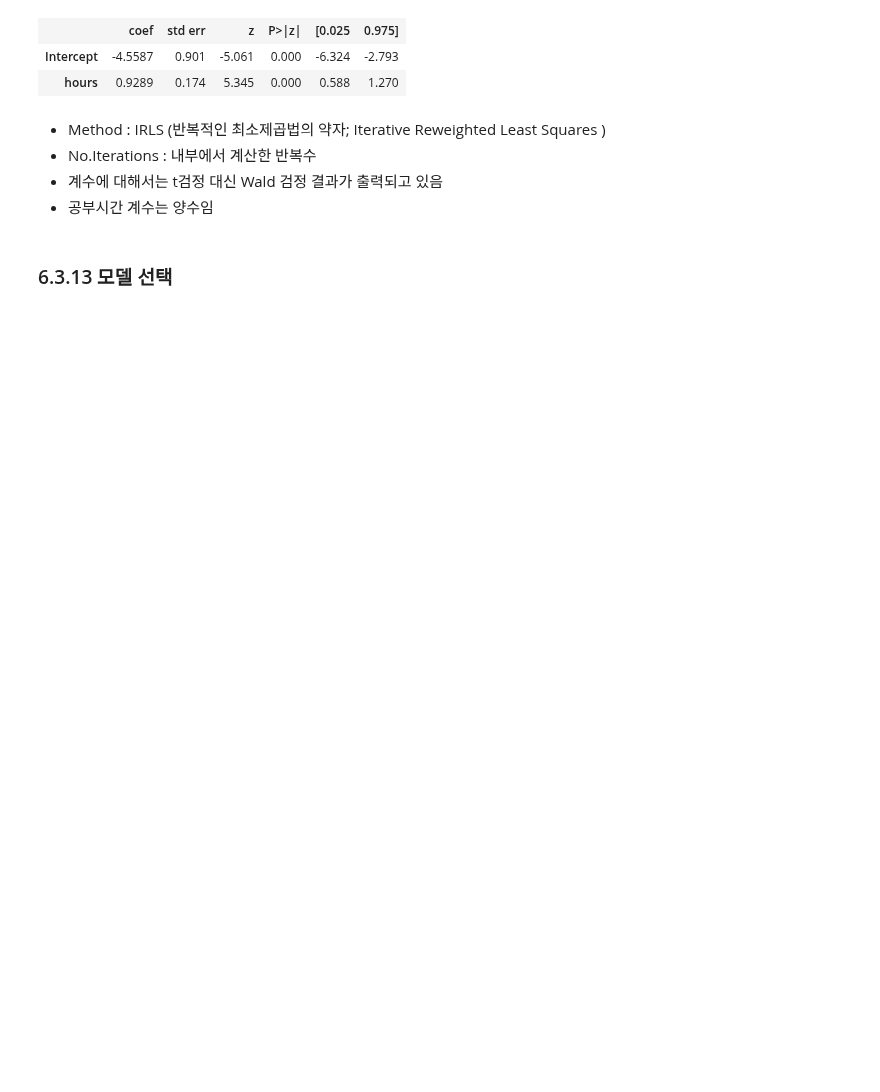
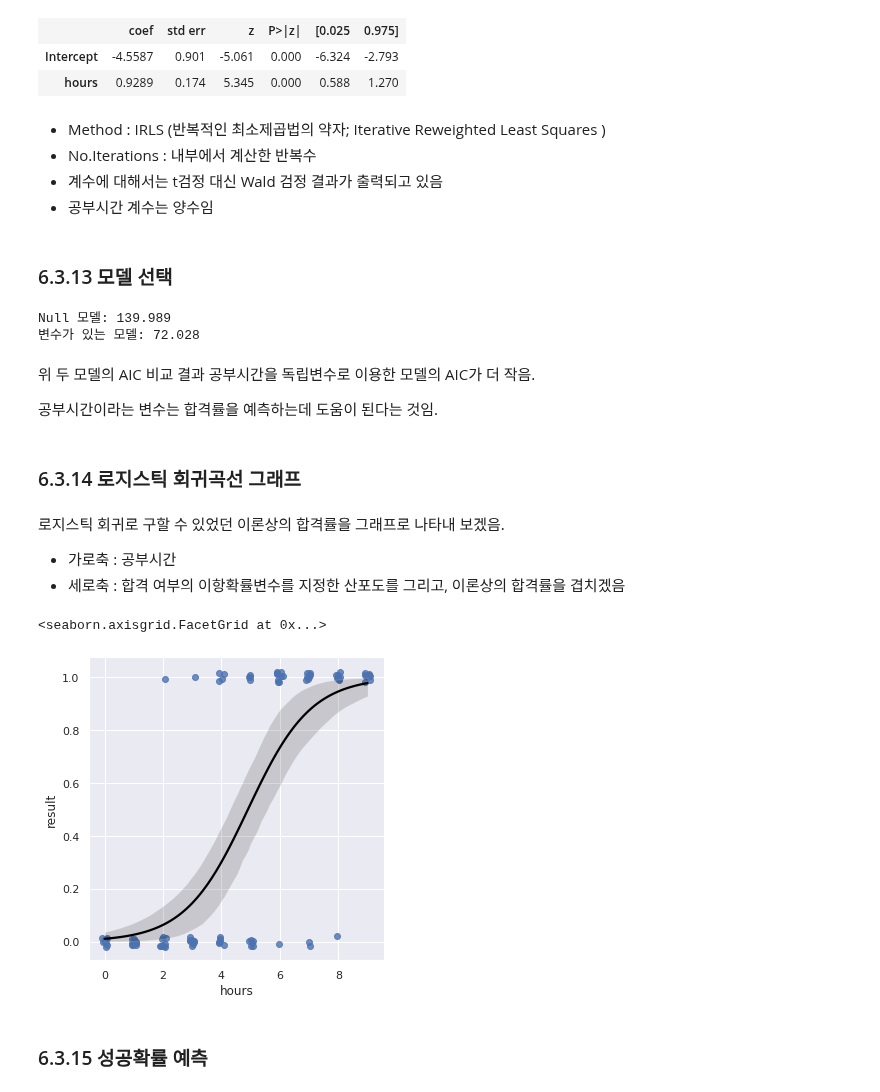
Before and after one commit to johyunkang/adp_certificate, a Jupyter notebook: stats_textbook_06.ipynb, the cells around one changed output. Saved outputs shown, nothing was run; the diff lists cells and outputs as text; code cells hidden in the pictures; blank space fills up the shorter version.

```diff
--- a/stats_textbook_06.ipynb
+++ b/stats_textbook_06.ipynb
@@ -358,3 +359,43 @@ Generalized Linear Model Regression Results
 - 공부시간 계수는 양수임
 # %% [markdown]
 ### 6.3.13 모델 선택
+# %%
+# Null 모델 추정
+# import statsmodels.formula.api as smf
+# import statsmodels.api as sm
+import statsmodels.formula.api as smf
+import statsmodels.api as sm
+mod_glm_null = smf.glm('result ~ 1', data=test_result,
+                       family=sm.families.Binomial()).fit()
+
+# AIC 비교
+print('Null 모델:', mod_glm_null.aic.round(3))
+print('변수가 있는 모델:', mod_glm.aic.round(3))
+# %% [output]
+Null 모델: 139.989
+변수가 있는 모델: 72.028
+# %% [markdown]
+위 두 모델의 AIC 비교 결과 공부시간을 독립변수로 이용한 모델의 AIC가 더 작음.
+
+공부시간이라는 변수는 합격률을 예측하는데 도움이 된다는 것임.
+# %% [markdown]
+### 6.3.14 로지스틱 회귀곡선 그래프
+# %% [markdown]
+로지스틱 회귀로 구할 수 있었던 이론상의 합격률을 그래프로 나타내 보겠음.
+
+- 가로축 : 공부시간
+- 세로축 : 합격 여부의 이항확률변수를 지정한 산포도를 그리고, 이론상의 합격률을 겹치겠음
+# %%
+sns.lmplot(x='hours', y='result',
+           data=test_result,
+           logistic=True,
+        #    scatter_kws={'color':'gray'},
+           line_kws={'color':'black'},
+           x_jitter=0.1, y_jitter=0.02)
+# x_jitter, y_jitter : 산포도가 그리는 데이터의 점을 조금 위아래로 흩어지게 하는 설정
+# 그렇지 않으면 겹쳐져서 얼마나 있는지 잘 구분이 안감
+# %% [output]
+<seaborn.axisgrid.FacetGrid at 0x...>
+[figure, added]
+# %% [markdown]
+### 6.3.15 성공확률 예측
```
Also changed, not shown: parts of 31 cells of this notebook.
